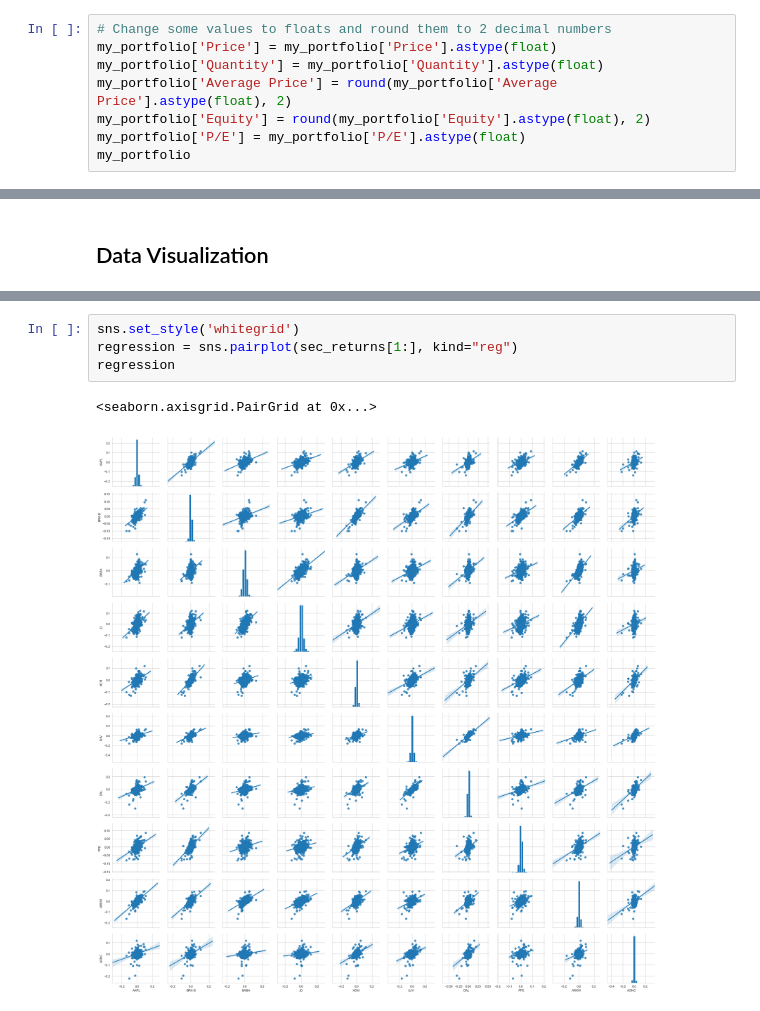
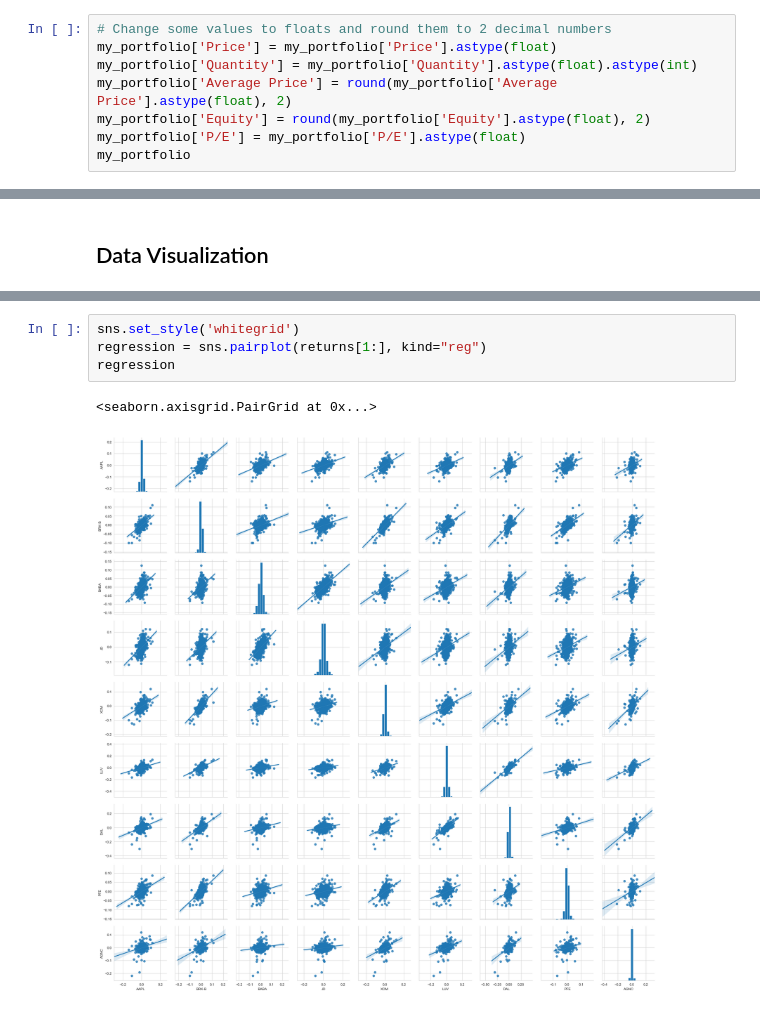
Before and after one commit to jpaguirre15/robinhood-portfolio-analysis, a Jupyter notebook: stonks - Finalized.ipynb, the cells around one changed output, grey strips where cells are left out. Cells and saved outputs as stored; diff of their text form.

```diff
--- a/stonks - Finalized.ipynb
+++ b/stonks - Finalized.ipynb
@@ -133,7 +128,7 @@ memory usage: 640.0+ bytes
 # %%
 # Change some values to floats and round them to 2 decimal numbers
 my_portfolio['Price'] = my_portfolio['Price'].astype(float)
-my_portfolio['Quantity'] = my_portfolio['Quantity'].astype(float)
+my_portfolio['Quantity'] = my_portfolio['Quantity'].astype(float).astype(int)
 my_portfolio['Average Price'] = round(my_portfolio['Average Price'].astype(float), 2)
 my_portfolio['Equity'] = round(my_portfolio['Equity'].astype(float), 2)
 my_portfolio['P/E'] = my_portfolio['P/E'].astype(float)
@@ -609,10 +591,10 @@ ideal_portfolio
 # %%
 sns.set_style('whitegrid')
-regression = sns.pairplot(sec_returns[1:], kind="reg")
+regression = sns.pairplot(returns[1:], kind="reg")
 regression
 # %% [output]
 <seaborn.axisgrid.PairGrid at 0x...>
-[figure, old version]
+[figure, new version]
 # %%
 plt.subplots(figsize=(15, 15))
 heatmap = sns.heatmap(return_corr, annot=True, square=True, cmap='coolwarm')
```
Also changed, not shown: parts of 31 cells of this notebook, 2 other files.
